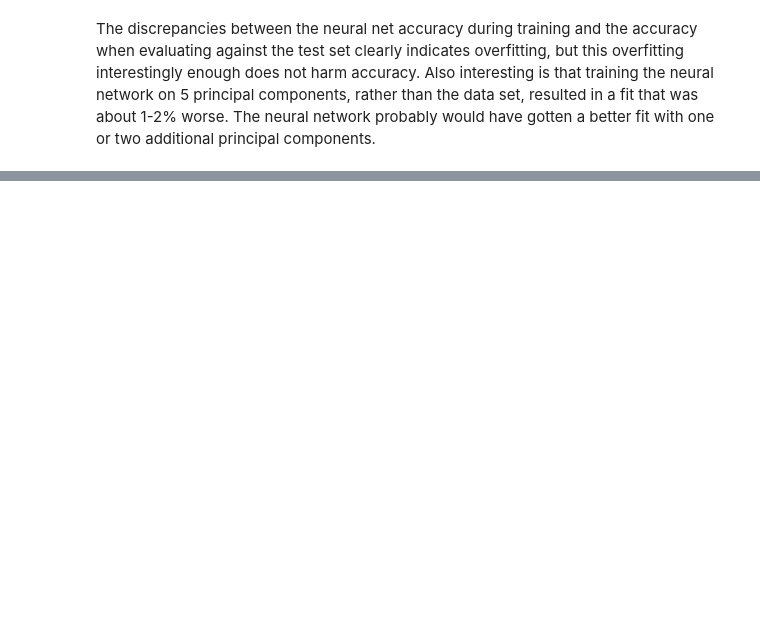
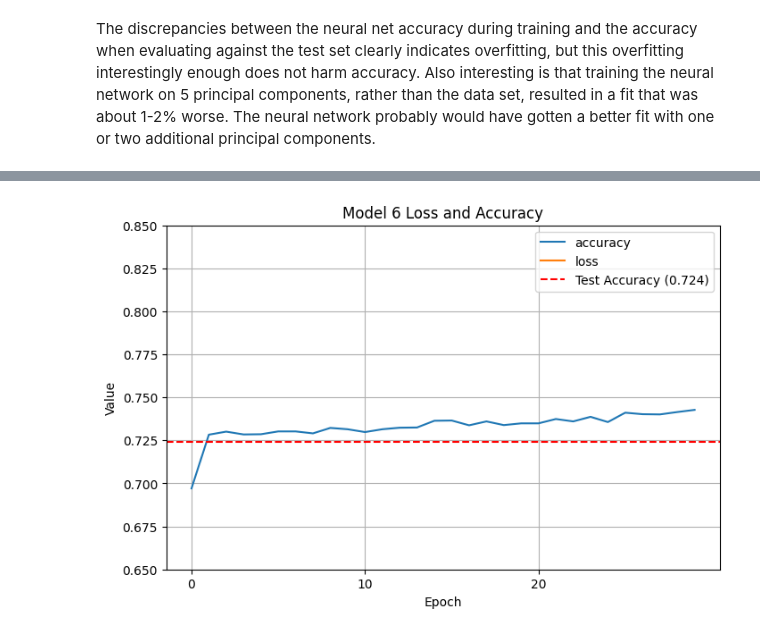
Before and after one commit to samlowe106/LeagueOfLosers, a Jupyter notebook: notebooks/2 PCA Supervised Learning.ipynb, the cells around one changed output, grey strips where cells are left out. Cells and saved outputs as stored; diff of their text form; code cells hidden in the pictures; blank space fills up the shorter version.

```diff
--- a/notebooks/2 PCA Supervised Learning.ipynb
+++ b/notebooks/2 PCA Supervised Learning.ipynb
@@ -554,0 +552,22 @@ plt.show()
+# %%
+# Go back to original neural network on 6 PCs
+# were we overfitting even with 50 epochs? try fewer
+model_6 = tf.keras.Sequential([
+  tf.keras.layers.Dense(20, activation=tf.keras.activations.relu),
+  tf.keras.layers.Dense(20, activation=tf.keras.activations.relu),
+  tf.keras.layers.Dense(20),
+  tf.keras.layers.Dense(20, activation=tf.keras.activations.relu),
+  tf.keras.layers.Dense(20, activation=tf.keras.activations.relu),
+  tf.keras.layers.Dense(20),
+  tf.keras.layers.Dense(1, activation=tf.keras.activations.sigmoid)
+])
+
+epochs = 30
+
+num_principal_components = 6
+
+model_6.compile(loss=tf.keras.losses.BinaryCrossentropy(), optimizer=tf.keras.optimizers.Adam(learning_rate=0.0005), metrics=['accuracy'])
+history_6 = model_6.fit(X_train_pca[:, :num_principal_components+1], y_train, epochs=epochs, verbose=1)
+loss, accuracy = model_6.evaluate(X_test_pca[:, :num_principal_components+1], y_test)
+print(f"Loss of neural network: {loss:.3f}")
+print(f"Accuracy of neural network: {accuracy:.3f}")
@@ -554,0 +592,13 @@ plt.show()
+# %%
+pd.DataFrame(history_6.history).plot(figsize=(8, 5))
+plt.grid(True)
+plt.gca().set_ylim(0.65, 0.85)
+plt.title("Model 6 Loss and Accuracy")
+plt.xlabel("Epoch")
+plt.ylabel("Value")
+plt.xticks(np.arange(0, epochs, 10))
+plt.axhline(accuracy, color='r', linestyle='--', label=f"Test Accuracy ({accuracy:.3f})")
+plt.legend()
+plt.show()
+# %% [output]
+[figure, added]
```
Also changed, not shown: parts of 24 cells of this notebook, 1 other file.
